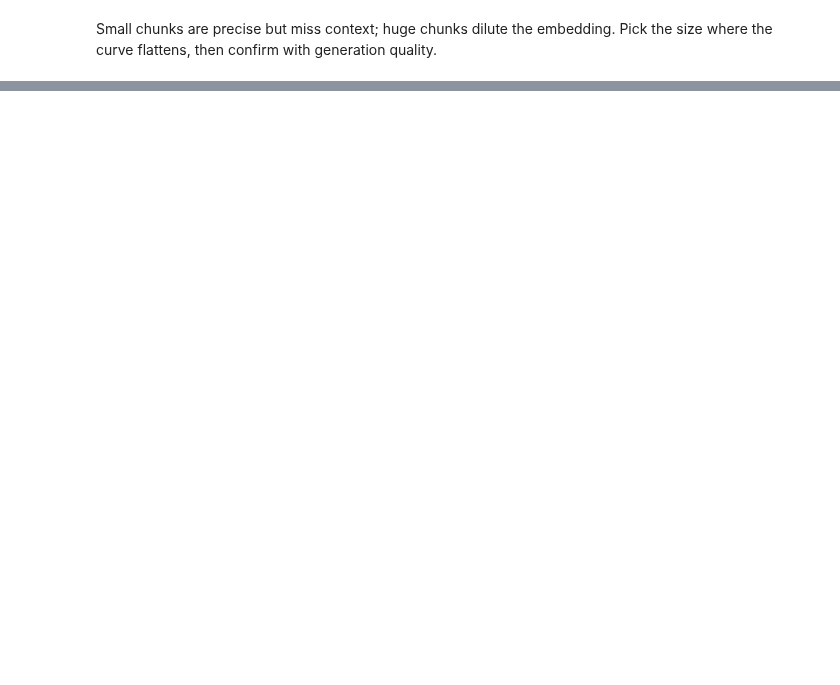
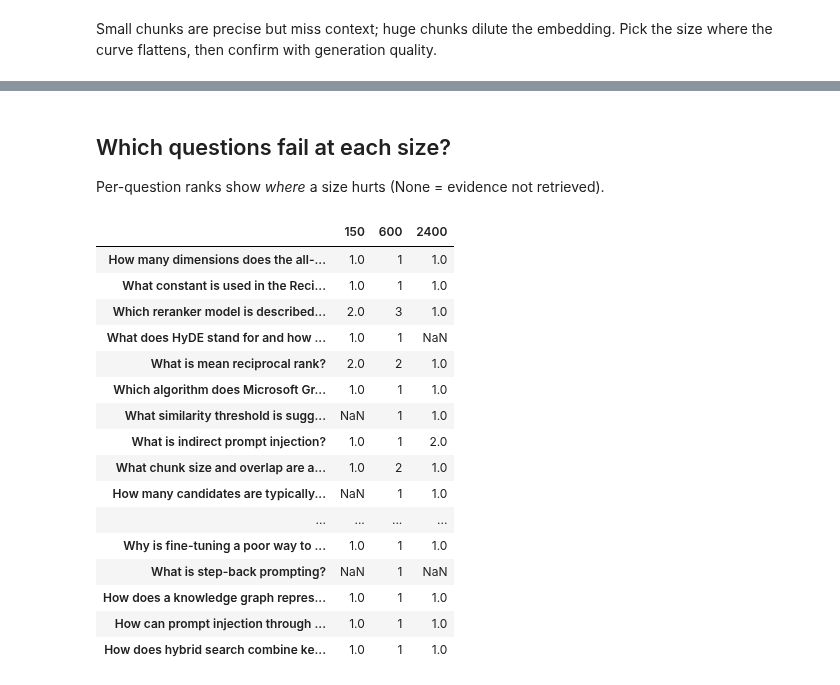
Before and after one commit to Ramakm/RAG, a Jupyter notebook: RAG Fundamentals/05_choose_chunk_size/choose_chunk_size.ipynb, the cells around one changed output, grey strips where cells are left out. Drawn from its saved outputs; the diff is of its cells as text; code cells hidden in the pictures; blank space fills up the shorter version.

```diff
--- a/RAG Fundamentals/05_choose_chunk_size/choose_chunk_size.ipynb
+++ b/RAG Fundamentals/05_choose_chunk_size/choose_chunk_size.ipynb
@@ -29,0 +103,27 @@ Small chunks are precise but miss context; huge chunks dilute the embedding. Pic
+# %% [markdown]
+## Which questions fail at each size?
+Per-question ranks show *where* a size hurts (None = evidence not retrieved).
+# %%
+detail = {}
+for size in [150, 600, 2400]:
+    st = build_store(chunk_text(text, size=size, overlap=size // 10))
+    detail[size] = evaluate_retriever(st.search, questions, k=3)["ranks"]
+pd.DataFrame(detail, index=[q["question"][:50] for q in questions])
+# %% [output]
+|  | 150 | 600 | 2400 |
+| How many dimensions does the all-... | 1.0 | 1 | 1.0 |
+| What constant is used in the Reci... | 1.0 | 1 | 1.0 |
+| Which reranker model is described... | 2.0 | 3 | 1.0 |
+| What does HyDE stand for and how ... | 1.0 | 1 | NaN |
+| What is mean reciprocal rank? | 2.0 | 2 | 1.0 |
+| Which algorithm does Microsoft Gr... | 1.0 | 1 | 1.0 |
+| What similarity threshold is sugg... | NaN | 1 | 1.0 |
+| What is indirect prompt injection? | 1.0 | 1 | 2.0 |
+| What chunk size and overlap are a... | 1.0 | 2 | 1.0 |
+| How many candidates are typically... | NaN | 1 | 1.0 |
+| ... | ... | ... | ... |
+| Why is fine-tuning a poor way to ... | 1.0 | 1 | 1.0 |
+| What is step-back prompting? | NaN | 1 | NaN |
+| How does a knowledge graph repres... | 1.0 | 1 | 1.0 |
+| How can prompt injection through ... | 1.0 | 1 | 1.0 |
+| How does hybrid search combine ke... | 1.0 | 1 | 1.0 |
```
Also changed, not shown: parts of 17 cells of this notebook, 47 other files.
